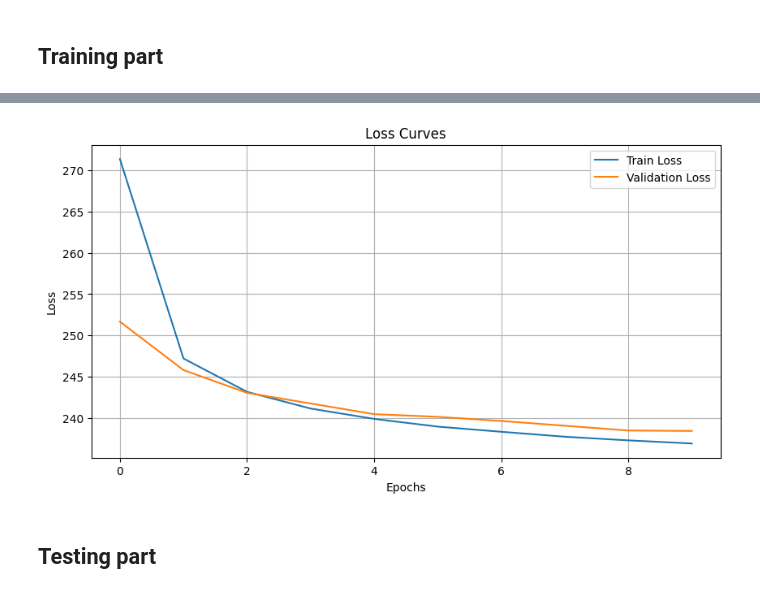
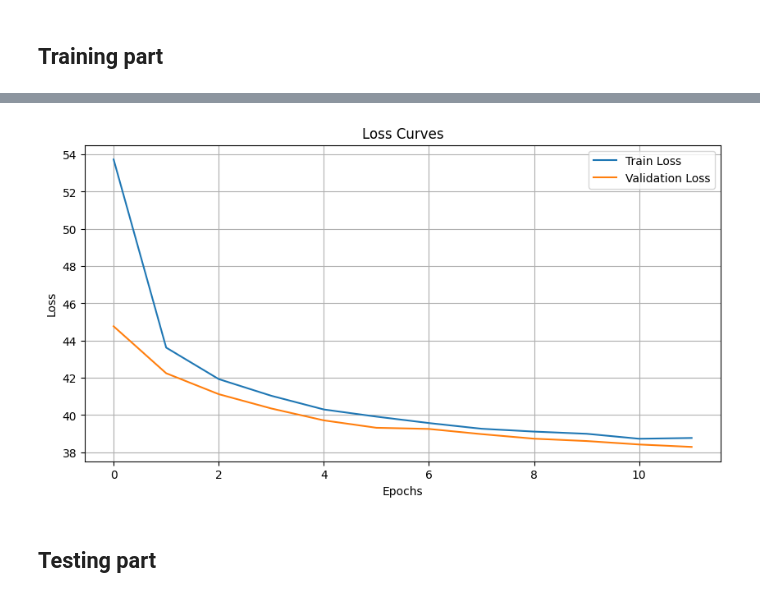
Before and after one commit to Totm33606/hddl_project, a Jupyter notebook: project2/cvae.ipynb, the cells around one changed output, grey strips where cells are left out. Saved outputs shown, nothing was run; the diff lists cells and outputs as text; code cells hidden in the pictures.

```diff
--- a/project2/cvae.ipynb
+++ b/project2/cvae.ipynb
@@ -80,7 +80,7 @@ CLASSES_TO_IDX = train_dataset.class_to_idx
 IDX_TO_CLASSES = {idx: cls for cls, idx in CLASSES_TO_IDX.items()}
 FEATURE_SIZE = train_dataset.data[0].shape[0]
 CLASS_SIZE = 10
-LATENT_SIZE = 50
+LATENT_SIZE = 100
 NUM_CHANNELS = 1
 DEVICE = torch.device("cuda" if torch.cuda.is_available() else "cpu")
 print(DEVICE)
@@ -329,14 +332,17 @@ def contrastive_loss(z, y, margin=1.0):
 # %%
-def total_loss(recon_x, x, mu, logvar, z, y, beta=1.0, alpha_tripl=1.0, alpha_contrast=1.0):
-    recon_x = recon_x.view(recon_x.size(0), -1)
-    x = x.view(x.size(0), -1)
+def total_loss(recon_x, x, mu, logvar, z, y, beta=1.0, alpha_tripl=1.0, alpha_contrast=1.0, add_contrastive=False, add_triplet=False):
+    # Different losses used
+    recon_loss = F.mse_loss(recon_x, x, reduction='sum') / x.size(0)
+    kld_loss = -0.5 * torch.sum(1 + logvar - mu.pow(2) - logvar.exp()) / x.size(0)
+    total_loss = recon_loss + beta * kld_loss
 
-    # Different losses used
-    recon_loss = F.binary_cross_entropy(recon_x, x, reduction='sum')
-    kld_loss = -0.5 * torch.sum(1 + logvar - mu.pow(2) - logvar.exp())
-    tripl_loss = triplet_loss(z, y)
-    contrast_loss = contrastive_loss(z, y)
-    total_loss = recon_loss + beta * kld_loss + alpha_tripl * tripl_loss + alpha_contrast * contrast_loss
+    if add_contrastive:
+        contrast_loss = contrastive_loss(z, y)
+        total_loss += alpha_contrast * contrast_loss
+
+    if add_triplet:
+        tripl_loss = triplet_loss(z, y)
+        total_loss += alpha_tripl * tripl_loss
 
     return total_loss
 # %% [markdown]
@@ -383,14 +389,15 @@ def train_model(
             recon_data, z, mu, logvar = model(data, labels_one_hot)
 
             # Loss computation
-            loss = total_loss(recon_data, data, mu, logvar, z, labels, beta=1.0, alpha_tripl=0.5, alpha_contrast=0.5)
+            loss = total_loss(recon_data, data, mu, logvar, z, labels, beta=1.0,
+                              alpha_contrast=1.0, add_contrastive=True, alpha_tripl=1.0, add_triplet=True)
 
             # Backward pass and update weights
             loss.backward()
             optimizer.step()
 
             running_train_loss += loss.item()
-        train_loss = running_train_loss / len(train_loader.dataset)
+        train_loss = running_train_loss / len(train_loader)
 
         # ** Validation **
         model.eval()
@@ -404,9 +411,10 @@ def train_model(
                 # Forward pass
                 recon_data, z, mu, logvar = model(data, labels_one_hot)
 
-                loss = total_loss(recon_data, data, mu, logvar, z, labels, beta=1.0, alpha_tripl=0.5, alpha_contrast=0.5)
+                loss = total_loss(recon_data, data, mu, logvar, z, labels, beta=1.0,
+                                  alpha_contrast=1.0, add_contrastive=True, alpha_tripl=1.0, add_triplet=True)
                 running_val_loss += loss.item()
-        val_loss = running_val_loss / len(val_loader.dataset)
+        val_loss = running_val_loss / len(val_loader)
 
         # Saving Losses
         train_loss_l[epoch - 1] = train_loss
@@ -439,7 +447,7 @@ train_loss, val_loss = train_model(
     optimizer=optimizer,
     scheduler=None,
     save_model=True,
-    max_epochs=10,
+    max_epochs=12,
 )
 
 # Plot losses
@@ -467,4 +477,4 @@ Model saved to cvae_weights.pt
-[figure, old version]
+[figure, new version]
 # %% [markdown]
 ## **Testing part**
 # %%
```
Also changed, not shown: parts of 10 cells of this notebook.
